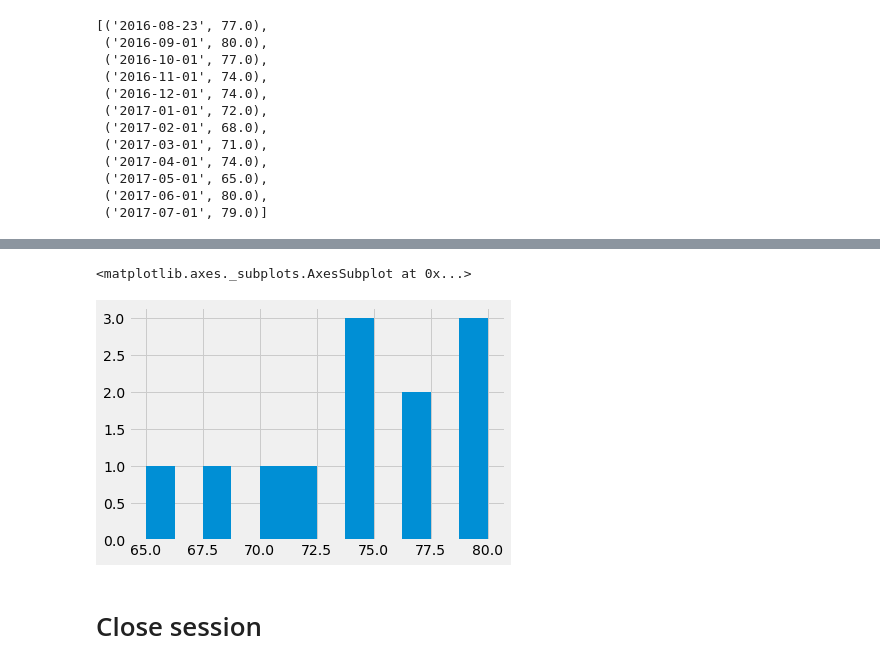
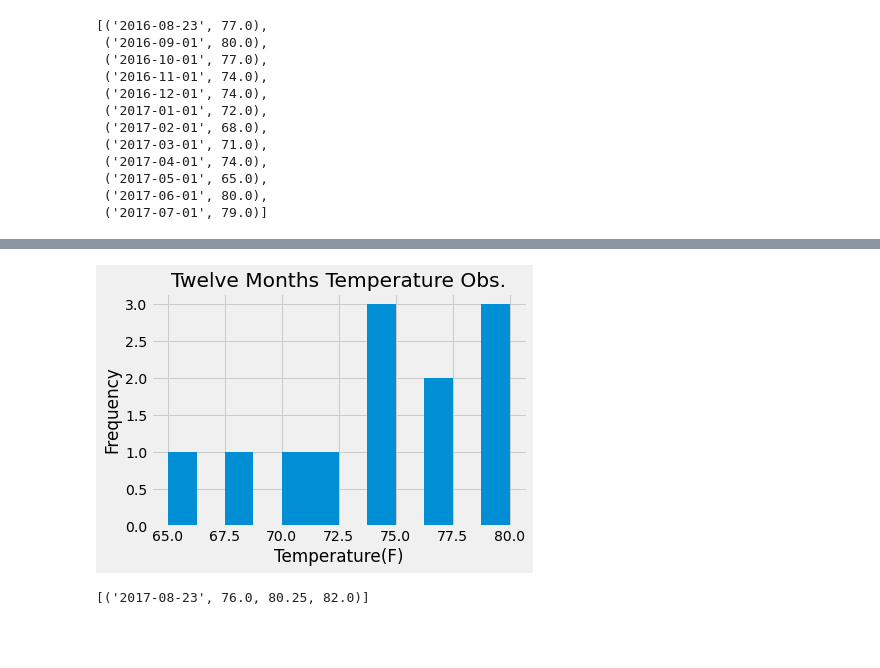
Before and after one commit to uzmabb182/sqlalchemy-challenge, a Jupyter notebook: climate_starter.ipynb, the cells around one changed output, grey strips where cells are left out. Cells and saved outputs as stored; diff of their text form; code cells hidden in the pictures; blank space fills up the shorter version.

```diff
--- a/climate_starter.ipynb
+++ b/climate_starter.ipynb
@@ -252,3 +281,9 @@ active_stations
  ('USC00511918', 1979),
  ('USC00517948', 1372),
  ('USC00518838', 511)]
+# %%
+# Retrieving the first row of of most active stations
+active_stations = session.query(Measurement.station, func.count(Measurement.station)).\
+                        group_by(Measurement.station).\
+                        order_by(func.count(Measurement.station).desc()).first()
+active_stations
@@ -254,0 +292,6 @@ active_stations
+# %%
+ # Convert list of tuples into normal list
+
+greatest_num_obs = list(np.ravel(active_stations))
+station_name = greatest_num_obs[0]
+station_name
@@ -264,12 +313,16 @@ temp_aggregations
 # %%
 # Query the last 12 months of temperature observation data for this station.
 # Plot the results as a histogram with bins = 12.
-
-twelve_month_tobs = session.query(Measurement.date, Measurement.tobs).\
-        filter(and_(Measurement.date >= (dt.date(2017, 8, 23) - twelve_mon_rel),\
-                Measurement.date <= dt.date(2017, 8, 23)), Measurement.station == 'USC00519281').\
+def twelve_month_calc(station_name):
+    twelve_month_tobs = session.query(Measurement.date, Measurement.tobs).\
+            filter(and_(Measurement.date >= (dt.date(2017, 8, 23) - twelve_mon_rel)),\
+                Measurement.date <= (dt.date(2017, 8, 23)),\
+                Measurement.station == station_name).\
                 group_by(func.strftime("%m", Measurement.date)).\
                 order_by(Measurement.date).all()
+    return(twelve_month_tobs)
+
+twelve_month_tobs = twelve_month_calc(station_name)
 twelve_month_tobs
 # %% [output]
 [('2016-08-23', 77.0),
@@ -289,12 +356,45 @@ gapminder['lifeExp'].hist(bins=100)
 # %%
 # Plot the results as a histogram with bins = 12
 # 'twelve_month_data' is a list of tuples,which doesn't have any assigned names to it, so we are assigning names to the columns
 
 df = pd.DataFrame(twelve_month_tobs, columns=['Date', 'Temperature'])
-df['Temperature'].hist(bins=12)
-#df.hist(column='Temperature', bins=12)
+df.set_index(df['Temperature'], inplace=True)
+
+plt.hist(df['Temperature'], bins=12)
+
+plt.xlabel("Temperature(F)")
+plt.ylabel("Frequency")
+plt.title("Twelve Months Temperature Obs.")
+plt.savefig("../sqlalchemy-challenge/Temps.png")
+plt.show()
 # %% [output]
-<matplotlib.axes._subplots.AxesSubplot at 0x...>
-[figure, old version]
+[figure, new version]
-# %% [markdown]
-# Close session
+# %%
+# Create a query that returns the minimum temperature, the average temperature,
+# and the max temperature for a given start or start-end range.
+
+# you put the columns what you want to see in the output in this list
+
+start_date = '2017-08-23'
+
+start_date = dt.datetime.strptime(start_date, '%Y-%m-%d')
+year = int(dt.datetime.strftime(start_date, '%Y'))
+month = int(dt.datetime.strftime(start_date, '%m'))
+day = int(dt.datetime.strftime(start_date, '%d'))
+start_date = (dt.date(year, month, day))
+
+sel = [Measurement.date,
+       func.min(Measurement.tobs),
+       func.avg(Measurement.tobs),
+       func.max(Measurement.tobs)]
+
+
+# Now query from sel data columns '
+# .all() takes the result and puts into a list of tuples
+
+start_date_aggregates = session.query(*sel).\
+          filter(Measurement.date == (start_date)).all()
+
+start_date_aggregates
+# %% [output]
+[('2017-08-23', 76.0, 80.25, 82.0)]
```
Also changed, not shown: parts of 21 cells of this notebook, 2 other files.
